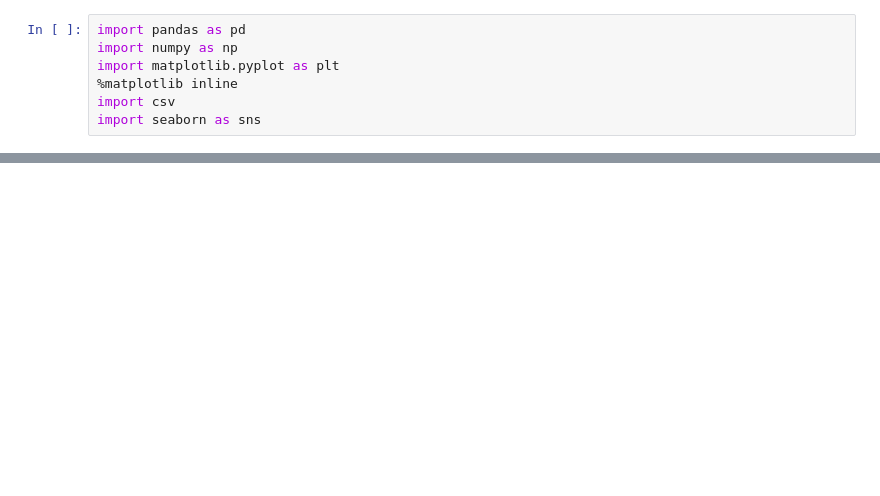
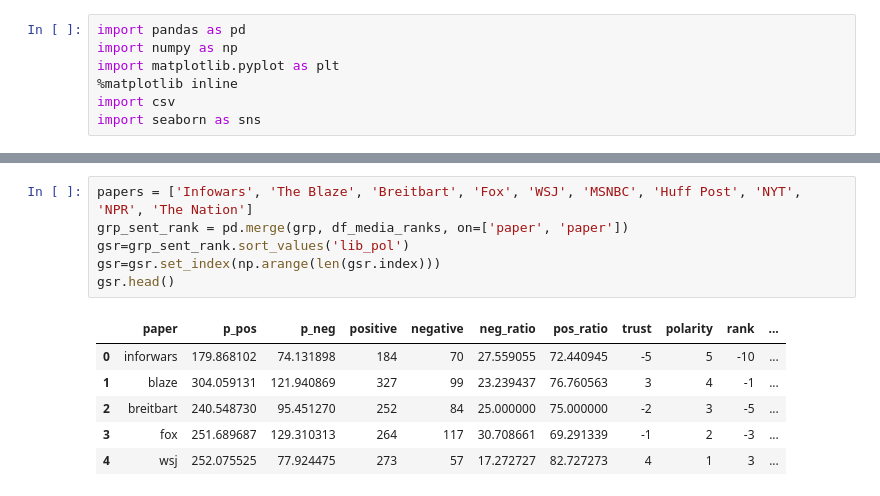
Before and after one commit to michellejm/guns_in_America, a Jupyter notebook: sentimentVisuals.ipynb, the cells around one changed output, grey strips where cells are left out. Drawn from its saved outputs; the diff is of its cells as text; blank space fills up the shorter version.

```diff
--- a/sentimentVisuals.ipynb
+++ b/sentimentVisuals.ipynb
@@ -101,0 +68,13 @@ fox_pos=df[(df['paper']=='fox') & (df['p_pos']>.75)]
+# %%
+papers = ['Infowars', 'The Blaze', 'Breitbart', 'Fox', 'WSJ', 'MSNBC', 'Huff Post', 'NYT', 'NPR', 'The Nation']
+grp_sent_rank = pd.merge(grp, df_media_ranks, on=['paper', 'paper'])
+gsr=grp_sent_rank.sort_values('lib_pol')
+gsr=gsr.set_index(np.arange(len(gsr.index)))
+gsr.head()
+# %% [output]
+|  | paper | p_pos | p_neg | positive | negative | neg_ratio | pos_ratio | trust | polarity | rank | ... |
+| 0 | inforwars | 179.868102 | 74.131898 | 184 | 70 | 27.559055 | 72.440945 | -5 | 5 | -10 | ... |
+| 1 | blaze | 304.059131 | 121.940869 | 327 | 99 | 23.239437 | 76.760563 | 3 | 4 | -1 | ... |
+| 2 | breitbart | 240.548730 | 95.451270 | 252 | 84 | 25.000000 | 75.000000 | -2 | 3 | -5 | ... |
+| 3 | fox | 251.689687 | 129.310313 | 264 | 117 | 30.708661 | 69.291339 | -1 | 2 | -3 | ... |
+| 4 | wsj | 252.075525 | 77.924475 | 273 | 57 | 17.272727 | 82.727273 | 4 | 1 | 3 | ... |
```
Also changed, not shown: parts of 25 cells of this notebook, 19 other files.
